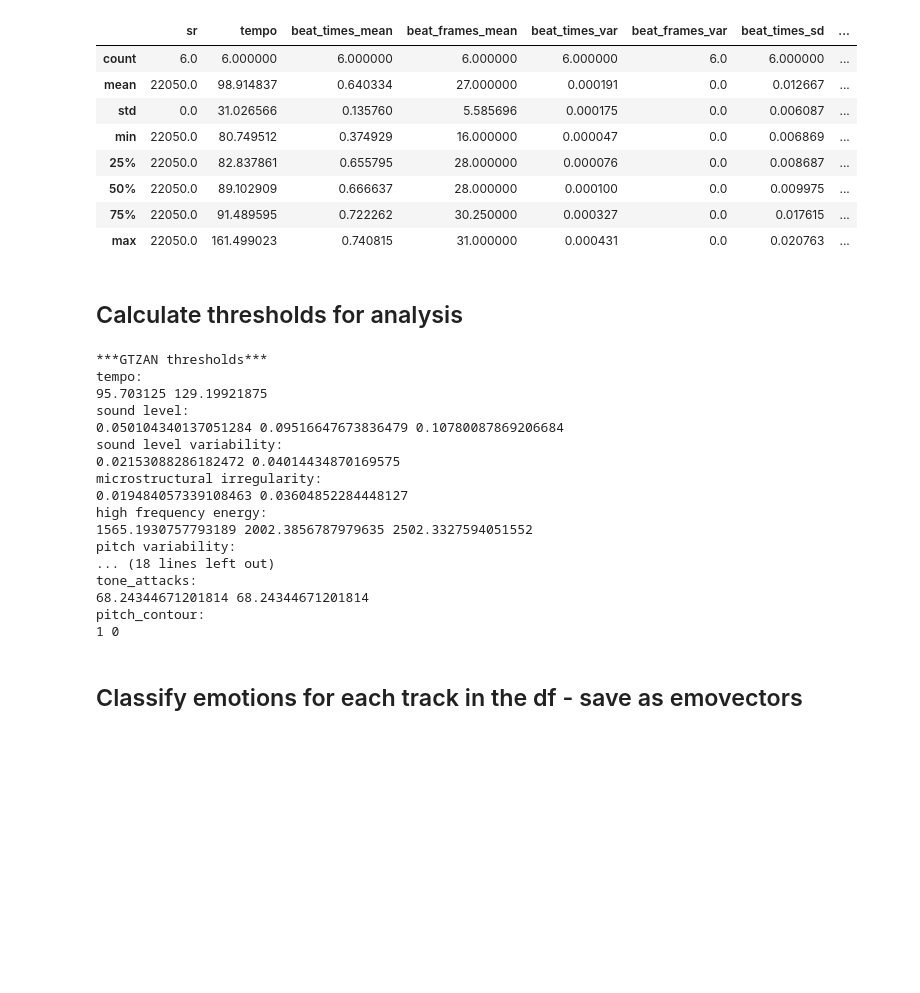
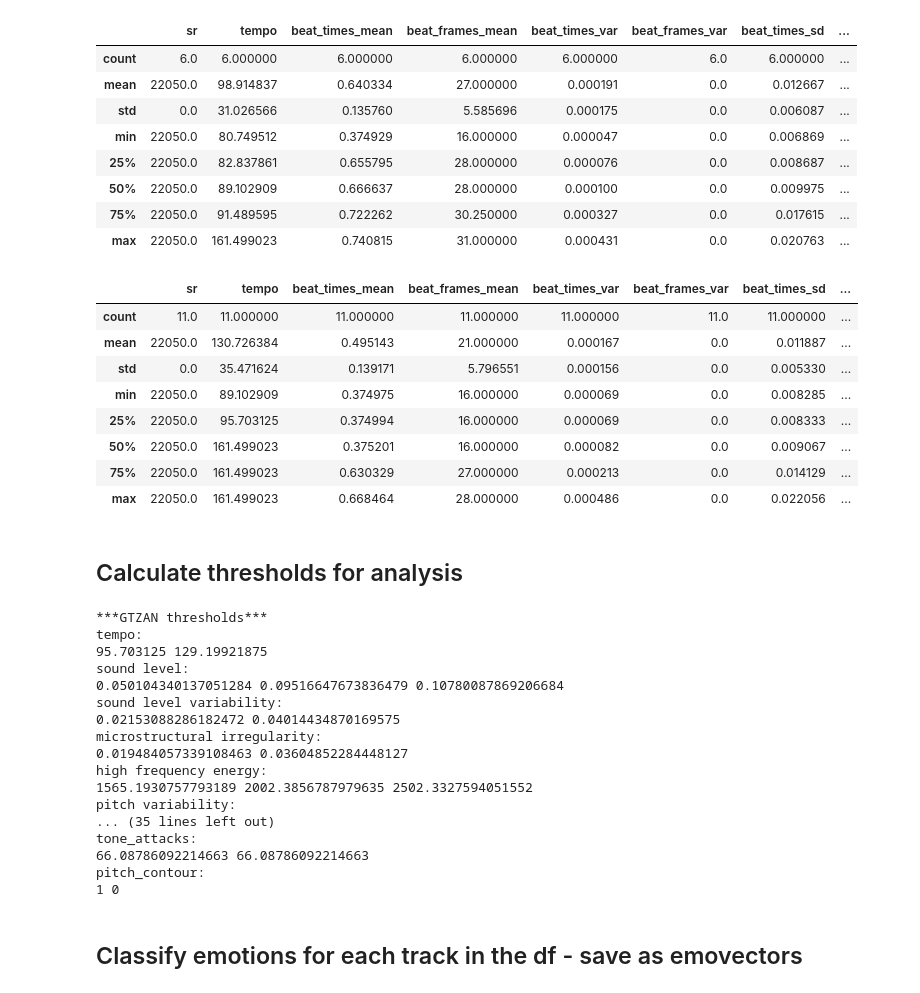
Before and after one commit to annajordanous/emovectors, a Jupyter notebook: emovec.ipynb, the cells around one changed output. Drawn from its saved outputs; the diff is of its cells as text; code cells hidden in the pictures; blank space fills up the shorter version.

```diff
--- a/emovec.ipynb
+++ b/emovec.ipynb
@@ -122,11 +126,22 @@ df_emo_wjd.describe '''
 " df_emo_wjd = set_up_df_emo()\npath = 'weimarJazzDatabase/RELEASE2.0_mid_unquant/'\nwith open('weimarJazzDatabase/RELEASE2.0_mid_unquant/listings.txt', 'r') as file:\n    tracknames = [track.strip()  ...
 # %%
 df_emo_iv = set_up_df_emo()
+df_emo_iv_bob = set_up_df_emo()
 
 path = 'improvisor-transcriptions/'
+# original transcriptions
 with open('improvisor-transcriptions/listings.txt', 'r') as file:
     tracknames = [track.strip() for track in file]
 print(tracknames)
 readin_data(path, tracknames, df_emo_iv, False)
-df_emo_iv.describe
+
+# bob transcriptions
+with open('improvisor-transcriptions/listings3.txt', 'r') as file:
+    tracknames = [track.strip() for track in file]
+print(tracknames)
+readin_data(path, tracknames, df_emo_iv_bob, False)
+
+
+df_emo_iv.describe()
+df_emo_iv_bob.describe()
 # %% [output]
@@ -313,6 +334,18 @@ df_emo_iv.describe()
 | 50% | 22050.0 | 89.102909 | 0.666637 | 28.000000 | 0.000100 | 0.0 | 0.009975 | ... |
 | 75% | 22050.0 | 91.489595 | 0.722262 | 30.250000 | 0.000327 | 0.0 | 0.017615 | ... |
 | max | 22050.0 | 161.499023 | 0.740815 | 31.000000 | 0.000431 | 0.0 | 0.020763 | ... |
+# %%
+df_emo_iv_bob.describe()
+# %% [output]
+|  | sr | tempo | beat_times_mean | beat_frames_mean | beat_times_var | beat_frames_var | beat_times_sd | ... |
+| count | 11.0 | 11.000000 | 11.000000 | 11.000000 | 11.000000 | 11.0 | 11.000000 | ... |
+| mean | 22050.0 | 130.726384 | 0.495143 | 21.000000 | 0.000167 | 0.0 | 0.011887 | ... |
+| std | 0.0 | 35.471624 | 0.139171 | 5.796551 | 0.000156 | 0.0 | 0.005330 | ... |
+| min | 22050.0 | 89.102909 | 0.374975 | 16.000000 | 0.000069 | 0.0 | 0.008285 | ... |
+| 25% | 22050.0 | 95.703125 | 0.374994 | 16.000000 | 0.000069 | 0.0 | 0.008333 | ... |
+| 50% | 22050.0 | 161.499023 | 0.375201 | 16.000000 | 0.000082 | 0.0 | 0.009067 | ... |
+| 75% | 22050.0 | 161.499023 | 0.630329 | 27.000000 | 0.000213 | 0.0 | 0.014129 | ... |
+| max | 22050.0 | 161.499023 | 0.668464 | 28.000000 | 0.000486 | 0.0 | 0.022056 | ... |
 # %% [markdown]
 ## Calculate thresholds for analysis
 # %%
@@ -347,29 +382,31 @@ calc_thresholds(df_emo_iv, iv_thresholds)
 # %%
 def print_thresholds(thresholds):
       print("tempo: ")
-      print(thresholds[SLOW_TEMPO], thresholds[FAST_TEMPO])
+      print(thresholds['slow_tempo'], thresholds['fast_tempo'])
       print("sound level: ")
-      print(thresholds[LOW_SOUND_LEVEL], thresholds[MEDIUM_HIGH_SOUND_LEVEL], thresholds[HIGH_SOUND_LEVEL])
+      print(thresholds['low_sound_level'], thresholds['medium_high_sound_level'], thresholds['high_sound_level'])
       print("sound level variability: ")
-      print(thresholds[LITTLE_SOUND_LEVEL_VARIABILITY], thresholds[MUCH_SOUND_LEVEL_VARIABILITY])
+      print(thresholds['little_sound_level_variability'], thresholds['much_sound_level_variability'])
       print("microstructural irregularity: ")
-      print(thresholds[LITTLE_MICROSTRUCTURAL_IRREGULARITY], thresholds[MUCH_MICROSTRUCTURAL_IRREGULARITY])
+      print(thresholds['little_microstructural_irregularity'], thresholds['much_microstructural_irregularity'])
       print("high frequency energy: ")
-      print(thresholds[LITTLE_HIGH_FREQUENCY_ENERGY],
-            thresholds[MEDIUM_HIGH_FREQUENCY_ENERGY], thresholds[MUCH_HIGH_FREQUENCY_ENERGY])
+      print(thresholds['little_high_frequency_energy'],
+            thresholds['medium_high_frequency_energy'], thresholds['much_high_frequency_energy'])
       print("pitch variability: ")
-      print(thresholds[LITTLE_PITCH_VARIABILITY],
-            thresholds[MUCH_PITCH_VARIABILITY])
+      print(thresholds['little_pitch_variability'],
+            thresholds['much_pitch_variability'])
       print("tone_attacks: ")
-      print(thresholds[SLOW_TONE_ATTACKS], thresholds[FAST_TONE_ATTACKS])
+      print(thresholds['slow_tone_attacks'], thresholds['fast_tone_attacks'])
       print("pitch_contour: ")
-      print(thresholds[RISING_PITCH_CONTOUR],
-            thresholds[FALLING_PITCH_CONTOUR])
+      print(thresholds['rising_pitch_contour'],
+            thresholds['falling_pitch_contour'])
 
 print("***GTZAN thresholds***")
 print_thresholds(gtzan_thresholds)
 print("***IV thresholds***")
 print_thresholds(iv_thresholds)
+print("***IV-Bob thresholds***")
+print_thresholds(iv_bob_thresholds)
 # %% [output]
 ***GTZAN thresholds***
 tempo:
@@ -383,9 +420,9 @@ microstructural irregularity:
 high frequency energy:
 1565.1930757793189 2002.3856787979635 2502.3327594051552
 pitch variability:
-... (18 lines left out)
+... (35 lines left out)
 tone_attacks:
-68.24344671201814 68.24344671201814
+66.08786092214663 66.08786092214663
 pitch_contour:
 1 0
 # %% [markdown]
```
Also changed, not shown: parts of 16 cells of this notebook, 28 other files.
